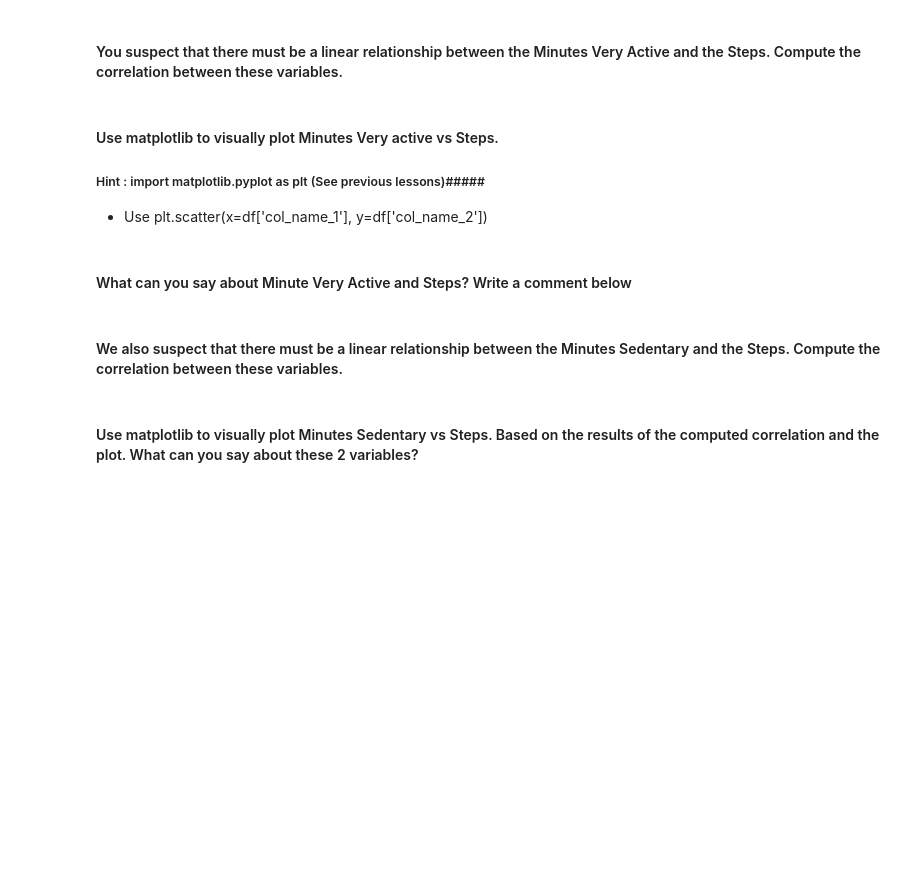
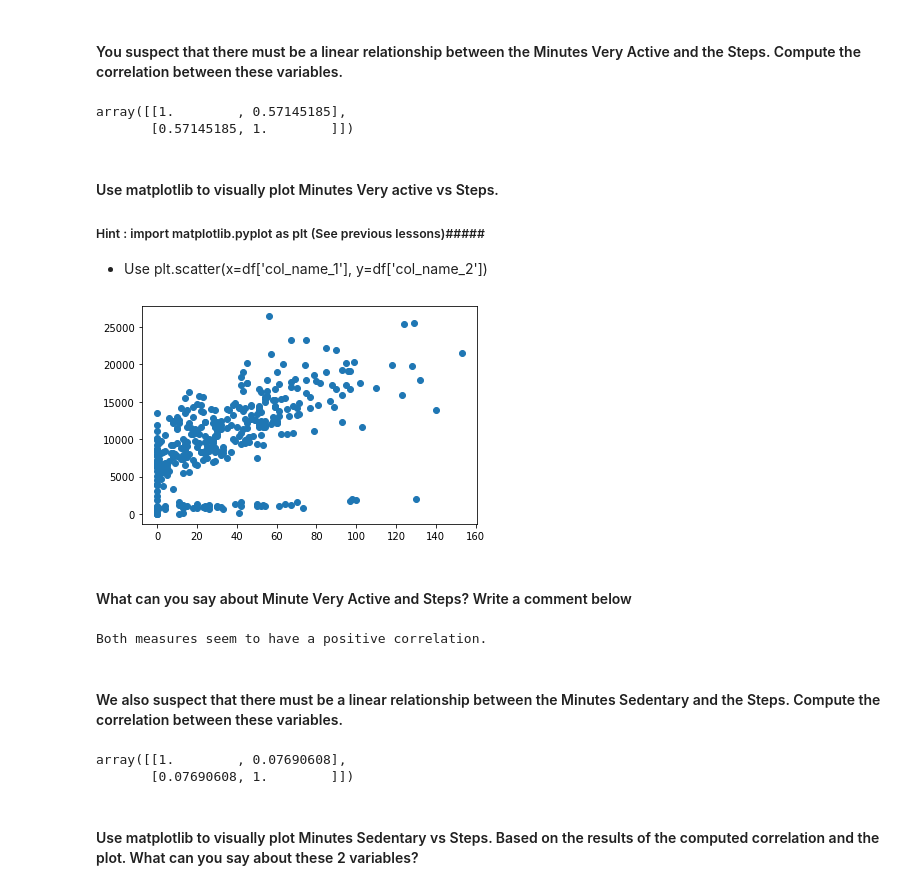
Before and after one commit to ta-data-lis/lab-pivot-table-and-correlation, a Jupyter notebook: your_code/main.ipynb, the cells around one changed output. Saved outputs shown, nothing was run; the diff lists cells and outputs as text; code cells hidden in the pictures; blank space fills up the shorter version.

```diff
--- a/your_code/main.ipynb
+++ b/your_code/main.ipynb
@@ -180,6 +180,7 @@ meanwomax
 #### Open the ` Fitbit.csv` file and name your dataset `fitbit`.
 # %%
 # your answer here
+fitbit = pd.read_csv('data\Fitbit.csv')
 # %% [markdown]
 #### Explore you dataset in terms of data types and descriptive statistics.
 Hint: Use Pandas functions from previous lectures.
@@ -191,6 +220,10 @@ Hint: Use Pandas functions from previous lectures.
 #### You suspect that there must be a linear relationship between the Minutes Very Active and the Steps. Compute the correlation between these variables.
 # %%
 # your answer here
+np.corrcoef(fitbit['Minutes Very Active'], fitbit['Steps'])
+# %% [output]
+array([[1.        , 0.57145185],
+       [0.57145185, 1.        ]])
 # %% [markdown]
 #### Use matplotlib to visually plot Minutes Very active vs Steps.
 
@@ -201,10 +232,25 @@ Hint: Use Pandas functions from previous lectures.
+# %%
+# your answer here
+import matplotlib.pyplot as plt
+
+plt.scatter(x=fitbit['Minutes Very Active'], y=fitbit['Steps'])
+plt.show()
+# %% [output]
+[figure, added]
 # %% [markdown]
 #### What can you say about Minute Very Active and Steps? Write a comment below
 # %%
 # your answer here
+print('Both measures seem to have a positive correlation.')
+# %% [output]
+Both measures seem to have a positive correlation.
 # %% [markdown]
 #### We also suspect that there must be a linear relationship between the Minutes Sedentary and the Steps. Compute the correlation between these variables.
 # %%
 # your answer here
+np.corrcoef(fitbit['Minutes Sedentary'], fitbit['Steps'])
+# %% [output]
+array([[1.        , 0.07690608],
+       [0.07690608, 1.        ]])
 # %% [markdown]
 #### Use matplotlib to visually plot Minutes Sedentary vs Steps. Based on the results of the computed correlation and the plot. What can you say about these 2 variables?
```
Also changed, not shown: parts of 12 cells of this notebook.
